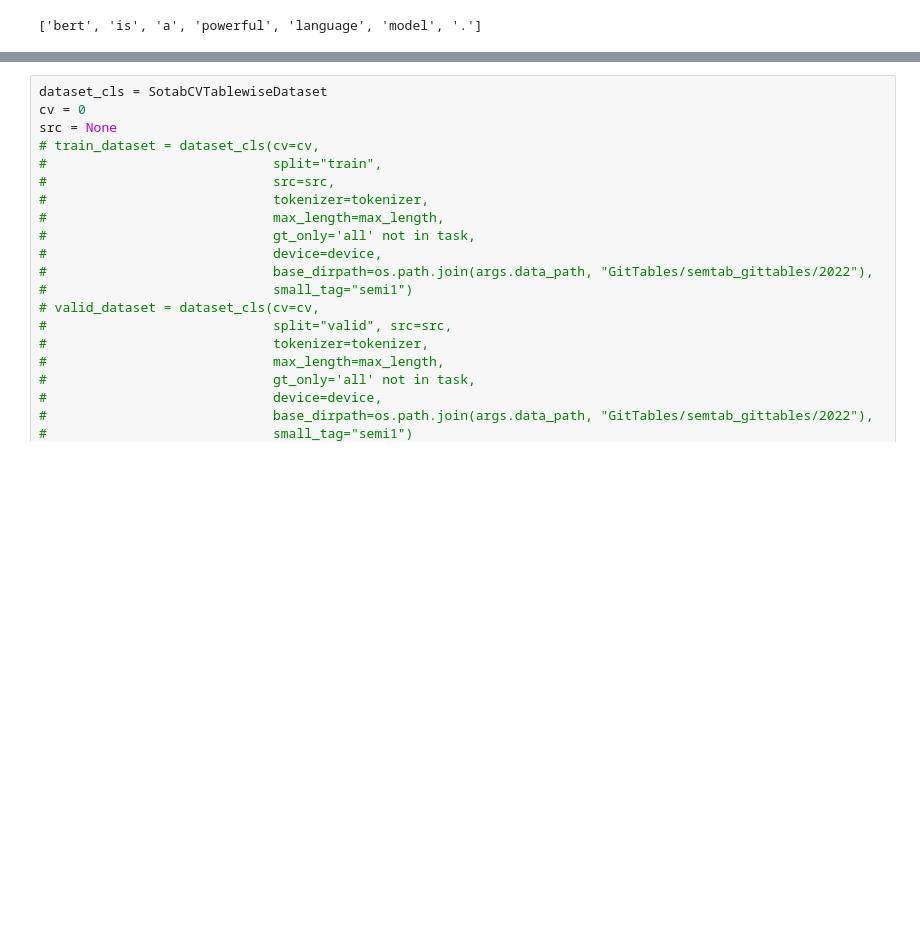
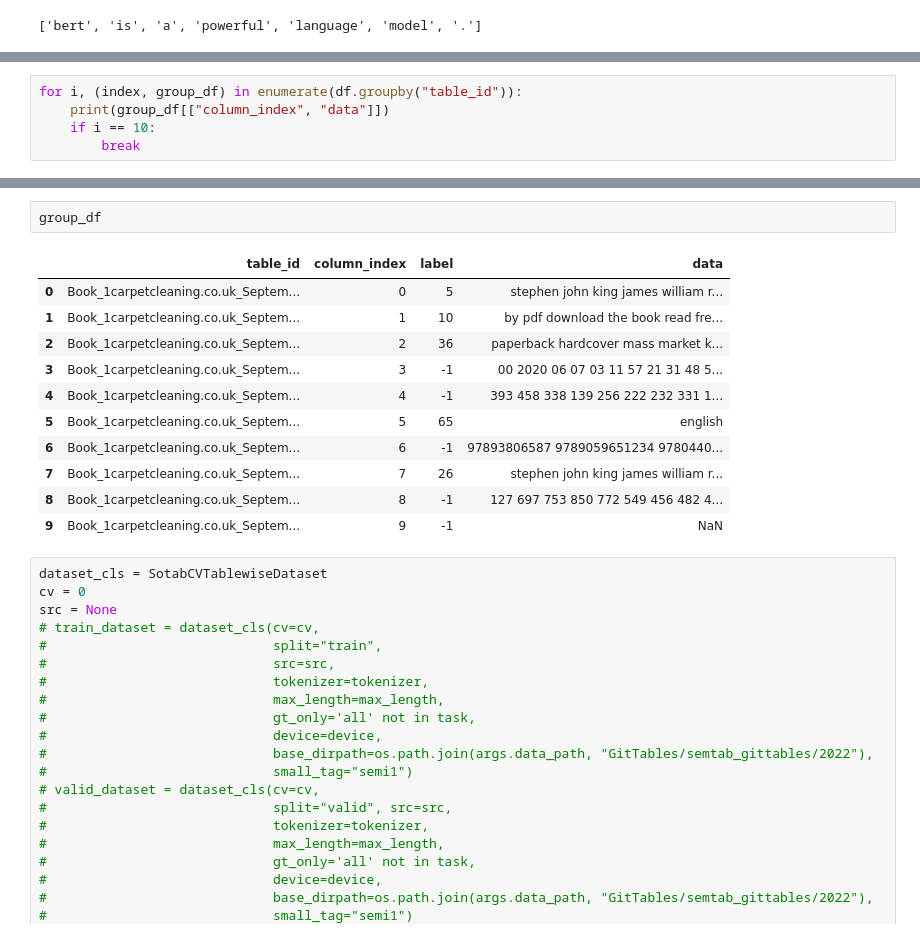
Before and after one commit to TommyDzh/watchog, a Jupyter notebook: inference_colwise_sotab copy 2.ipynb, the cells around one changed output, grey strips where cells are left out. Drawn from its saved outputs; the diff is of its cells as text; blank space fills up the shorter version.

```diff
--- a/inference_colwise_sotab copy 2.ipynb
+++ b/inference_colwise_sotab copy 2.ipynb
@@ -335,0 +346,5 @@ tokenizer.tokenize(text)
+# %%
+for i, (index, group_df) in enumerate(df.groupby("table_id")):
+    print(group_df[["column_index", "data"]])
+    if i == 10:
+        break
@@ -336,3 +369,17 @@ tokenizer.tokenize(text)
+# %%
+group_df
+# %% [output]
+|  | table_id | column_index | label | data |
+| 0 | Book_1carpetcleaning.co.uk_Septem... | 0 | 5 | stephen john king james william r... |
+| 1 | Book_1carpetcleaning.co.uk_Septem... | 1 | 10 | by pdf download the book read fre... |
+| 2 | Book_1carpetcleaning.co.uk_Septem... | 2 | 36 | paperback hardcover mass market k... |
+| 3 | Book_1carpetcleaning.co.uk_Septem... | 3 | -1 | 00 2020 06 07 03 11 57 21 31 48 5... |
+| 4 | Book_1carpetcleaning.co.uk_Septem... | 4 | -1 | 393 458 338 139 256 222 232 331 1... |
+| 5 | Book_1carpetcleaning.co.uk_Septem... | 5 | 65 | english |
+| 6 | Book_1carpetcleaning.co.uk_Septem... | 6 | -1 | 97893806587 9789059651234 9780440... |
+| 7 | Book_1carpetcleaning.co.uk_Septem... | 7 | 26 | stephen john king james william r... |
+| 8 | Book_1carpetcleaning.co.uk_Septem... | 8 | -1 | 127 697 753 850 772 549 456 482 4... |
+| 9 | Book_1carpetcleaning.co.uk_Septem... | 9 | -1 | NaN |
 # %%
 dataset_cls = SotabCVTablewiseDataset
 cv = 0
```
Also changed, not shown: parts of 8 cells of this notebook, 28 other files.
